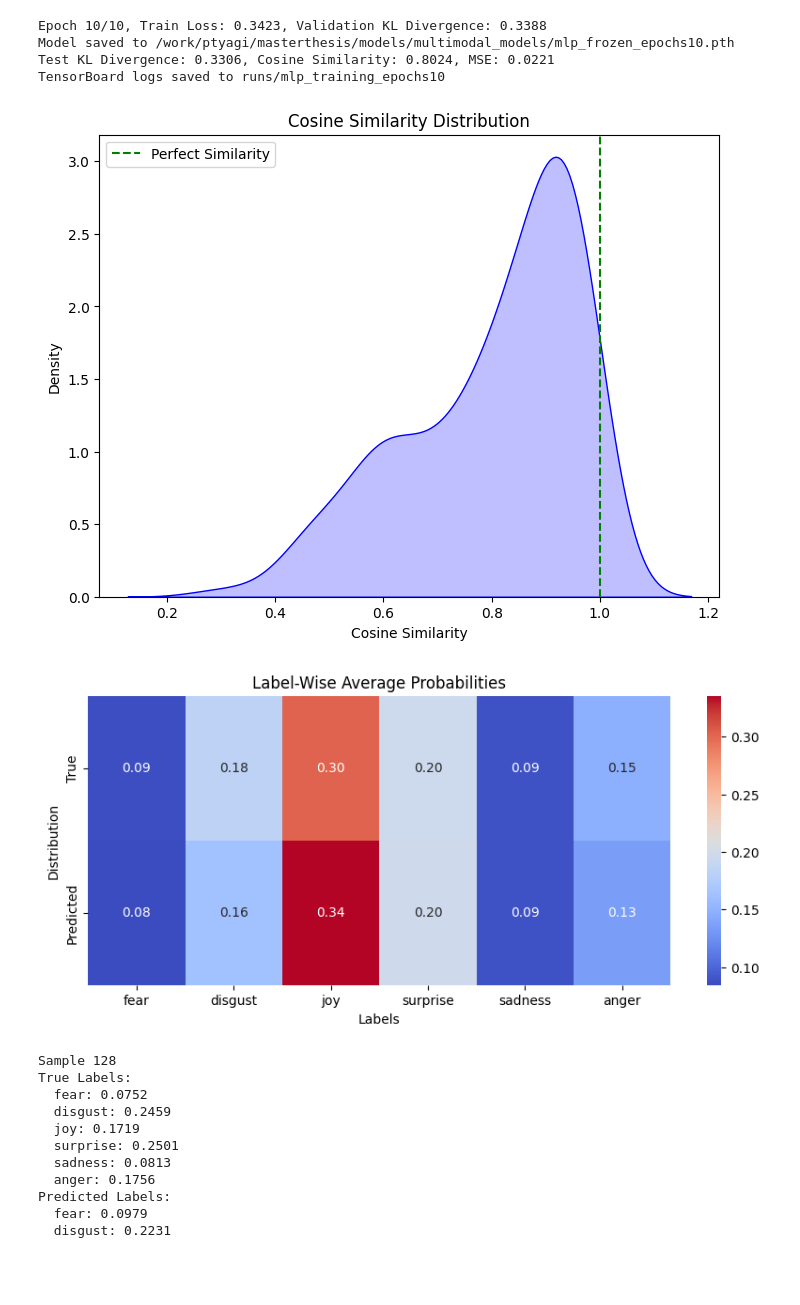
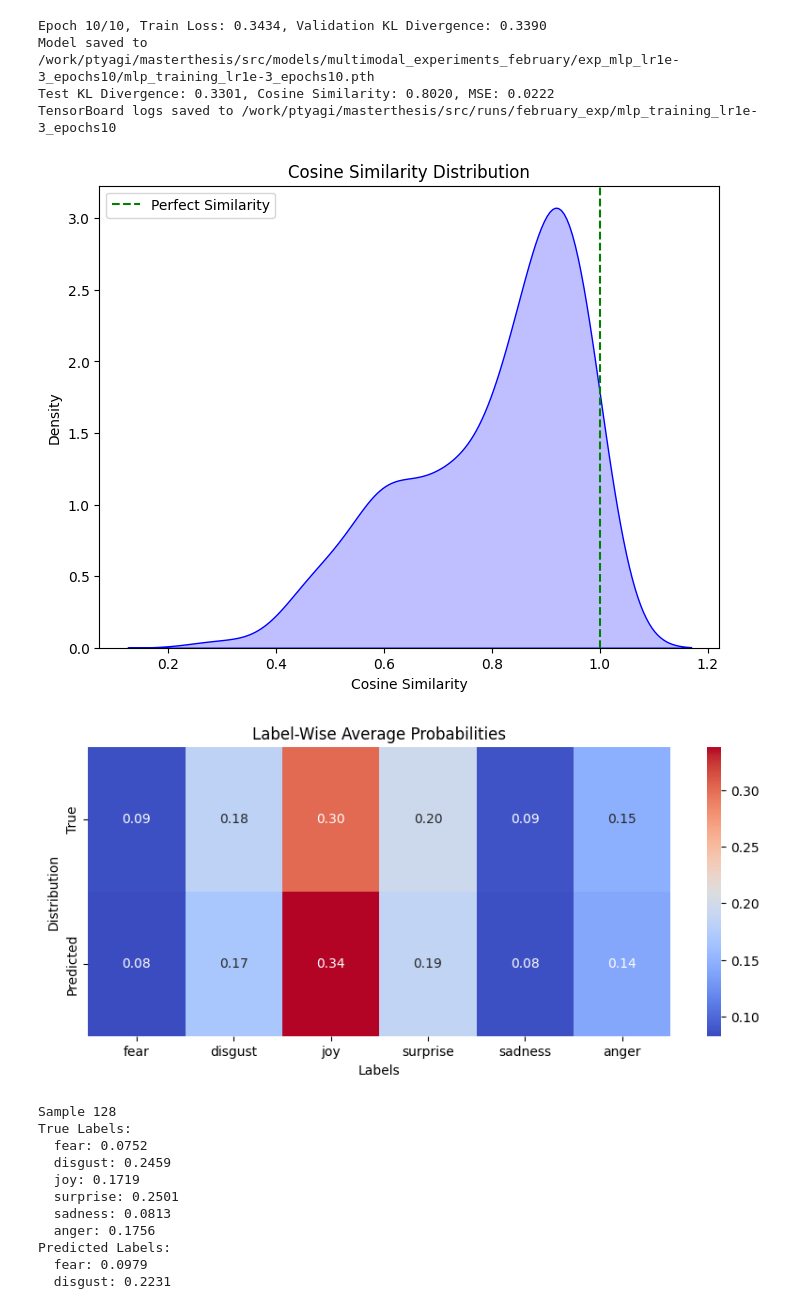
Before and after one commit to tyagiprnv/masterthesis, a Jupyter notebook: src/notebooks/multimodal_experimentation.ipynb, the cells around one changed output. Cells and saved outputs as stored; diff of their text form; code cells hidden in the pictures; blank space fills up the shorter version.

```diff
--- a/src/notebooks/multimodal_experimentation.ipynb
+++ b/src/notebooks/multimodal_experimentation.ipynb
@@ -26,6 +26,6 @@ E0000 00:00:1733404496.906145 2244678 cuda_blas.cc:1418] Unable to register cuBL
 To enable the following instructions: AVX2 FMA, in other operations, rebuild TensorFlow with the appropriate compiler flags.
 # %%
-device = torch.device("cuda:7" if torch.cuda.is_available() else "cpu")
+device = torch.device("cuda:5" if torch.cuda.is_available() else "cpu")
 # %%
 class MLPForCombinedPredictions(nn.Module):
     def __init__(self, input_dim, hidden_dim, num_labels):
@@ -172,7 +174,7 @@ def print_random_predictions(predictions, labels, label_order, num_samples=5):
             print(f"  {label}: {prob:.4f}")
         print("-" * 40)
 # %%
-file_path = "/work/ptyagi/masterthesis/data/predictions/averaged_predictions.csv"
+file_path = "/work/ptyagi/masterthesis/data/predictions/feb/averaged_predictions.csv"
 
 data = pd.read_csv(file_path)
 
@@ -192,11 +194,11 @@ input_dim = num_labels * 2
 hidden_dim = 128
 
 model = MLPForCombinedPredictions(input_dim=input_dim, hidden_dim=hidden_dim, num_labels=num_labels).to(device)
-optimizer = torch.optim.Adam(model.parameters(), lr=0.001)
+optimizer = torch.optim.Adam(model.parameters(), lr=1e-3)
 criterion = nn.KLDivLoss(reduction="batchmean")
 
 # Initialize TensorBoard writer
-log_dir = "runs/mlp_training_epochs10"
+log_dir = "/work/ptyagi/masterthesis/src/runs/february_exp/mlp_training_lr1e-3_epochs10"
 writer = SummaryWriter(log_dir=log_dir)
 
 # Training loop
@@ -215,7 +217,7 @@ for epoch in range(epochs):
     writer.add_scalar("Metrics/Val_MSE", val_mse, epoch)
 
 # Save the model
-model_save_path = "/work/ptyagi/masterthesis/models/multimodal_models/mlp_frozen_epochs10.pth"
+model_save_path = "/work/ptyagi/masterthesis/src/models/multimodal_experiments_february/exp_mlp_lr1e-3_epochs10/mlp_training_lr1e-3_epochs10.pth"
 torch.save(model.state_dict(), model_save_path)
 print(f"Model saved to {model_save_path}")
 
@@ -259,8 +261,8 @@ Epoch 9/10, Train Loss: 0.3477, Validation KL Divergence: 0.3406
-Epoch 10/10, Train Loss: 0.3423, Validation KL Divergence: 0.3388
-Model saved to /work/ptyagi/masterthesis/models/multimodal_models/mlp_frozen_epochs10.pth
-Test KL Divergence: 0.3306, Cosine Similarity: 0.8024, MSE: 0.0221
-TensorBoard logs saved to runs/mlp_training_epochs10
+Epoch 10/10, Train Loss: 0.3434, Validation KL Divergence: 0.3390
+Model saved to /work/ptyagi/masterthesis/src/models/multimodal_experiments_february/exp_mlp_lr1e-3_epochs10/mlp_training_lr1e-3_epochs10.pth
+Test KL Divergence: 0.3301, Cosine Similarity: 0.8020, MSE: 0.0222
+TensorBoard logs saved to /work/ptyagi/masterthesis/src/runs/february_exp/mlp_training_lr1e-3_epochs10
-[figure, old version]
+[figure, new version]
 [figure]
 # %%
 print_random_predictions(all_predictions, all_labels, train_dataset.label_order, num_samples=1)
```
Also changed, not shown: parts of 3 cells of this notebook.
